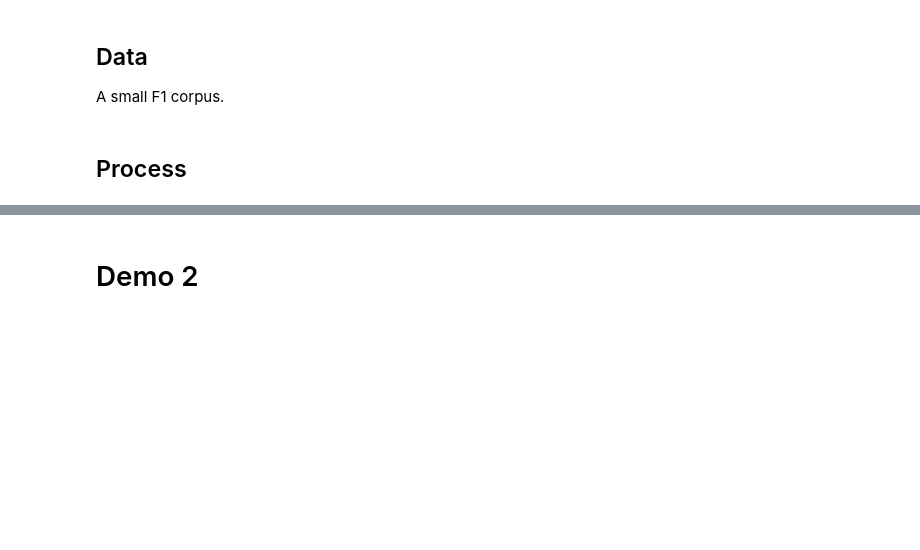
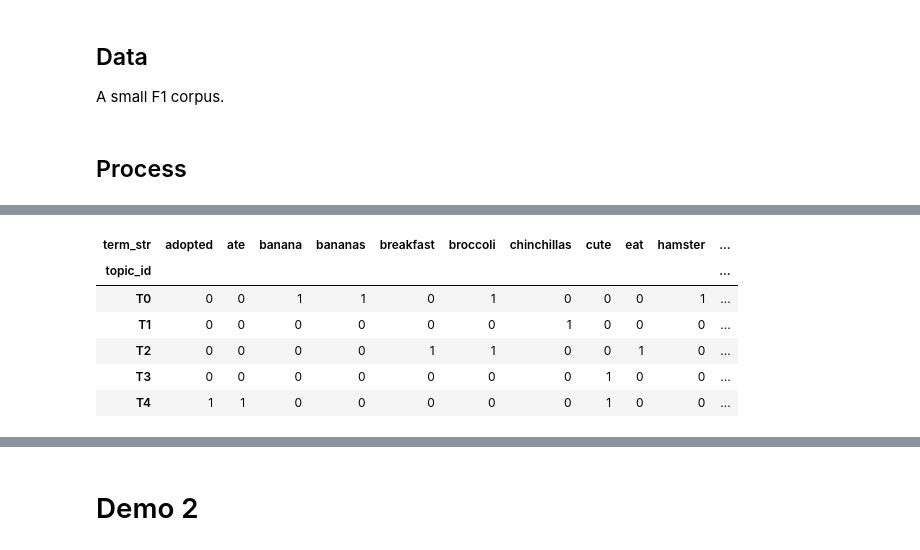
Before and after one commit to sqr8ap/DS5001-2025-01-R, a Jupyter notebook: lessons/M08_TopicModels/M08_01_GibbsSampler.ipynb, the cells around one changed output, grey strips where cells are left out. Saved outputs shown, nothing was run; the diff lists cells and outputs as text; code cells hidden in the pictures; blank space fills up the shorter version.

```diff
--- a/lessons/M08_TopicModels/M08_01_GibbsSampler.ipynb
+++ b/lessons/M08_TopicModels/M08_01_GibbsSampler.ipynb
@@ -207,3 +231,13 @@ cp1, tm1 = do_all(raw_docs, k=5, iters=500)
+# %%
+tm1.PHI
+# %% [output]
+| term_str | adopted | ate | banana | bananas | breakfast | broccoli | chinchillas | cute | eat | hamster | ... |
+| topic_id |  |  |  |  |  |  |  |  |  |  | ... |
+| T0 | 0 | 0 | 1 | 1 | 0 | 1 | 0 | 0 | 0 | 1 | ... |
+| T1 | 0 | 0 | 0 | 0 | 0 | 0 | 1 | 0 | 0 | 0 | ... |
+| T2 | 0 | 0 | 0 | 0 | 1 | 1 | 0 | 0 | 1 | 0 | ... |
+| T3 | 0 | 0 | 0 | 0 | 0 | 0 | 0 | 1 | 0 | 0 | ... |
+| T4 | 1 | 1 | 0 | 0 | 0 | 0 | 0 | 1 | 0 | 0 | ... |
 # %%
 tm1.TOPIC
 # %% [output]
```
Also changed, not shown: parts of 8 cells of this notebook, 11 other files.
